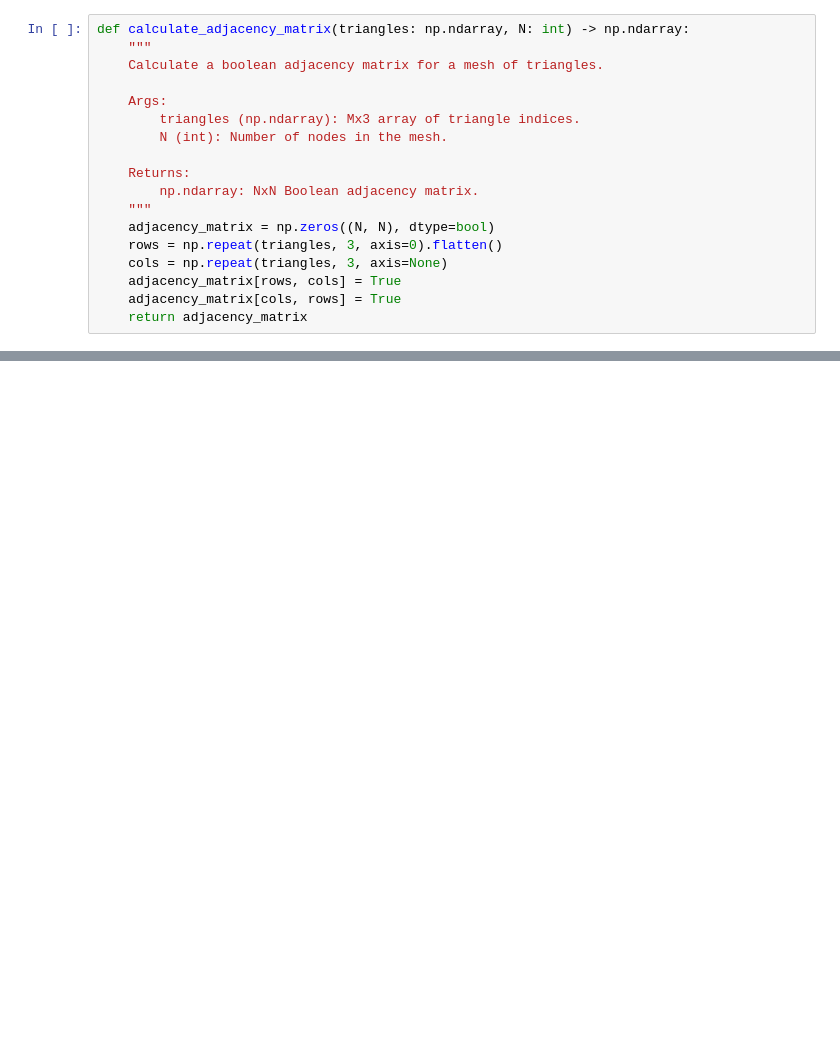
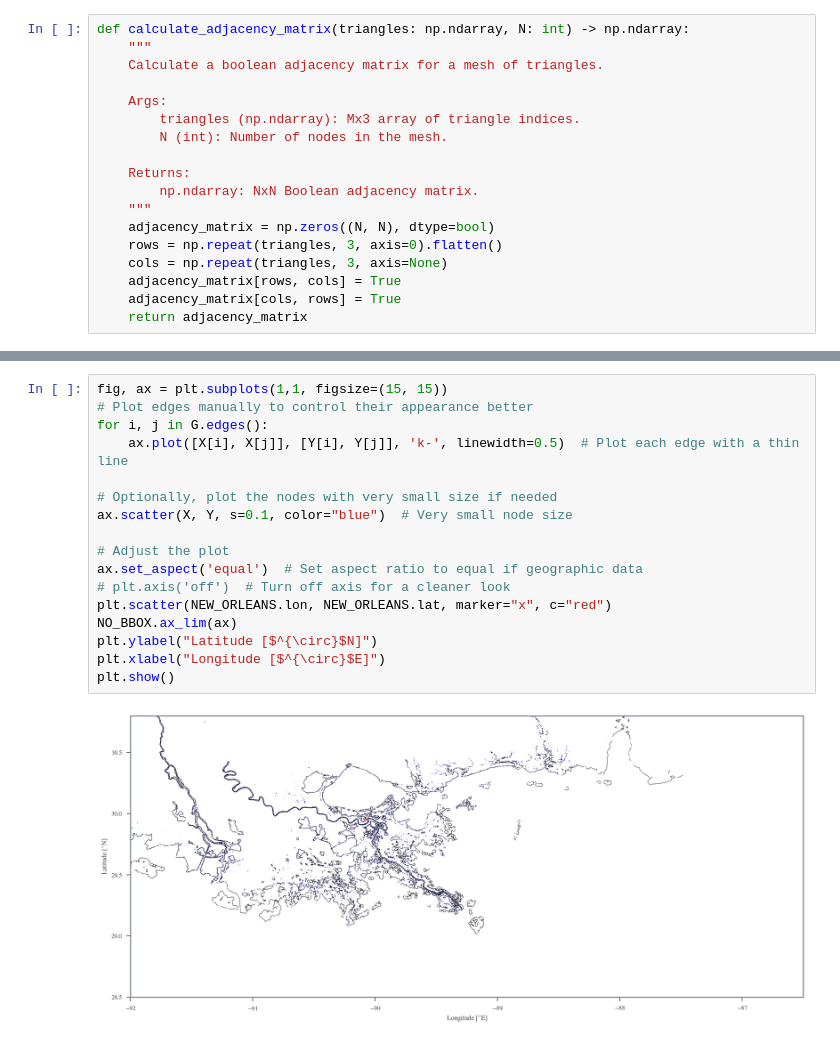
Before and after one commit to sdat2/PotentialHeight, a Jupyter notebook: ipynb/tides.ipynb, the cells around one changed output, grey strips where cells are left out. Cells and saved outputs as stored; diff of their text form; blank space fills up the shorter version.

```diff
--- a/ipynb/tides.ipynb
+++ b/ipynb/tides.ipynb
@@ -529,0 +594,19 @@ array([  1722,   1948,   1950, ..., 209627, 209664, 209714])
+# %%
+fig, ax = plt.subplots(1,1, figsize=(15, 15))
+# Plot edges manually to control their appearance better
+for i, j in G.edges():
+    ax.plot([X[i], X[j]], [Y[i], Y[j]], 'k-', linewidth=0.5)  # Plot each edge with a thin line
+
+# Optionally, plot the nodes with very small size if needed
+ax.scatter(X, Y, s=0.1, color="blue")  # Very small node size
+
+# Adjust the plot
+ax.set_aspect('equal')  # Set aspect ratio to equal if geographic data
+# plt.axis('off')  # Turn off axis for a cleaner look
+plt.scatter(NEW_ORLEANS.lon, NEW_ORLEANS.lat, marker="x", c="red")
+NO_BBOX.ax_lim(ax)
+plt.ylabel("Latitude [$^{\circ}$N]")
+plt.xlabel("Longitude [$^{\circ}$E]")
+plt.show()
+# %% [output]
+[figure, added]
```
Also changed, not shown: parts of 25 cells of this notebook.
